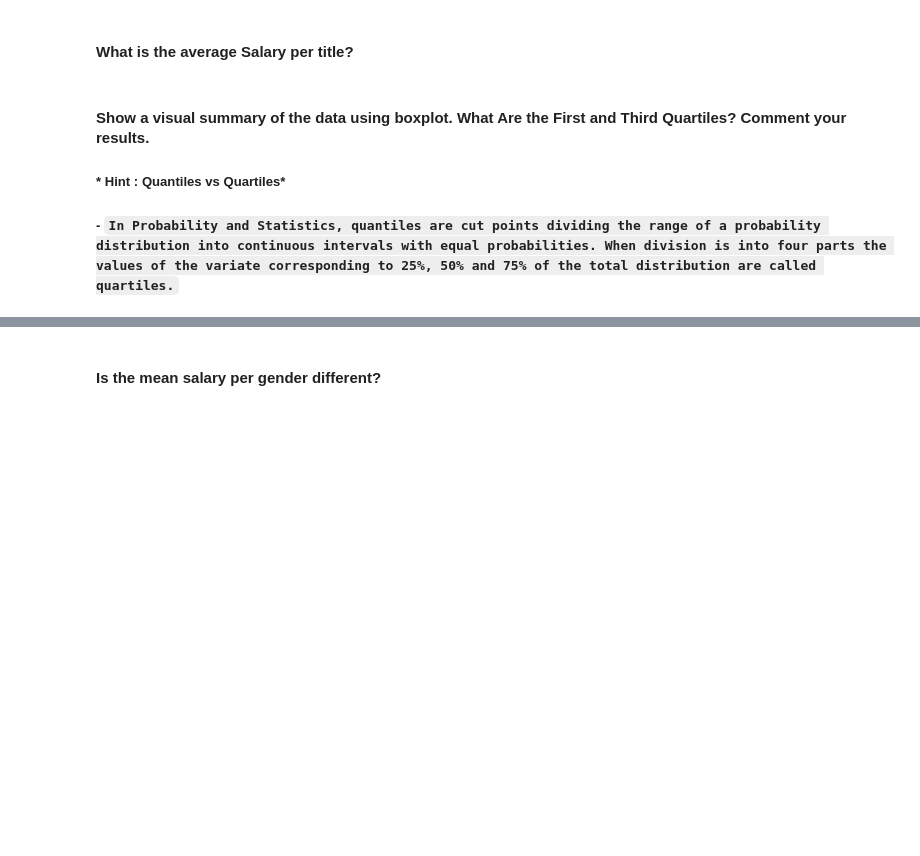
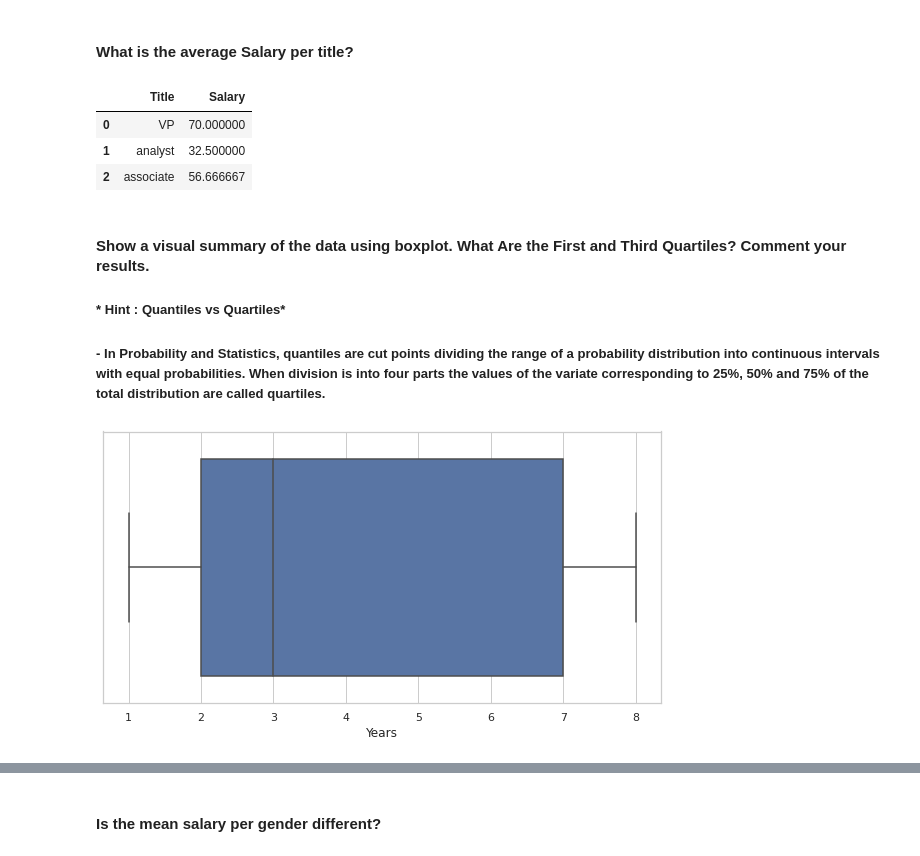
Before and after one commit to Ironhack-Data-Madrid-Octubre-2021/lab-descriptive-stats, a Jupyter notebook: your-code/main.ipynb, the cells around one changed output, grey strips where cells are left out. Drawn from its saved outputs; the diff is of its cells as text; code cells hidden in the pictures; blank space fills up the shorter version.

```diff
--- a/your-code/main.ipynb
+++ b/your-code/main.ipynb
@@ -243,4 +269,13 @@ array([30])
+# %%
+employee.groupby("Title").agg({"Salary":"mean"}).reset_index()
+# %% [output]
+|  | Title | Salary |
+| 0 | VP | 70.000000 |
+| 1 | analyst | 32.500000 |
+| 2 | associate | 56.666667 |
 # %% [markdown]
 #### Show a visual summary of the data using boxplot. What Are the First and Third Quartiles? Comment your results.
+
 ##### * Hint : Quantiles vs Quartiles*
-##### - `In Probability and Statistics, quantiles are cut points dividing the range of a probability distribution into continuous intervals with equal probabilities. When division is into four parts the values of the variate corresponding to 25%, 50% and 75% of the total distribution are called quartiles.`
+
+##### - In Probability and Statistics, quantiles are cut points dividing the range of a probability distribution into continuous intervals with equal probabilities. When division is into four parts the values of the variate corresponding to 25%, 50% and 75% of the total distribution are called quartiles.
@@ -252,0 +282,4 @@ array([30])
+# %%
+sns.boxplot(data=employee, x="Years");
+# %% [output]
+[figure, added]
```
Also changed, not shown: parts of 24 cells of this notebook.
